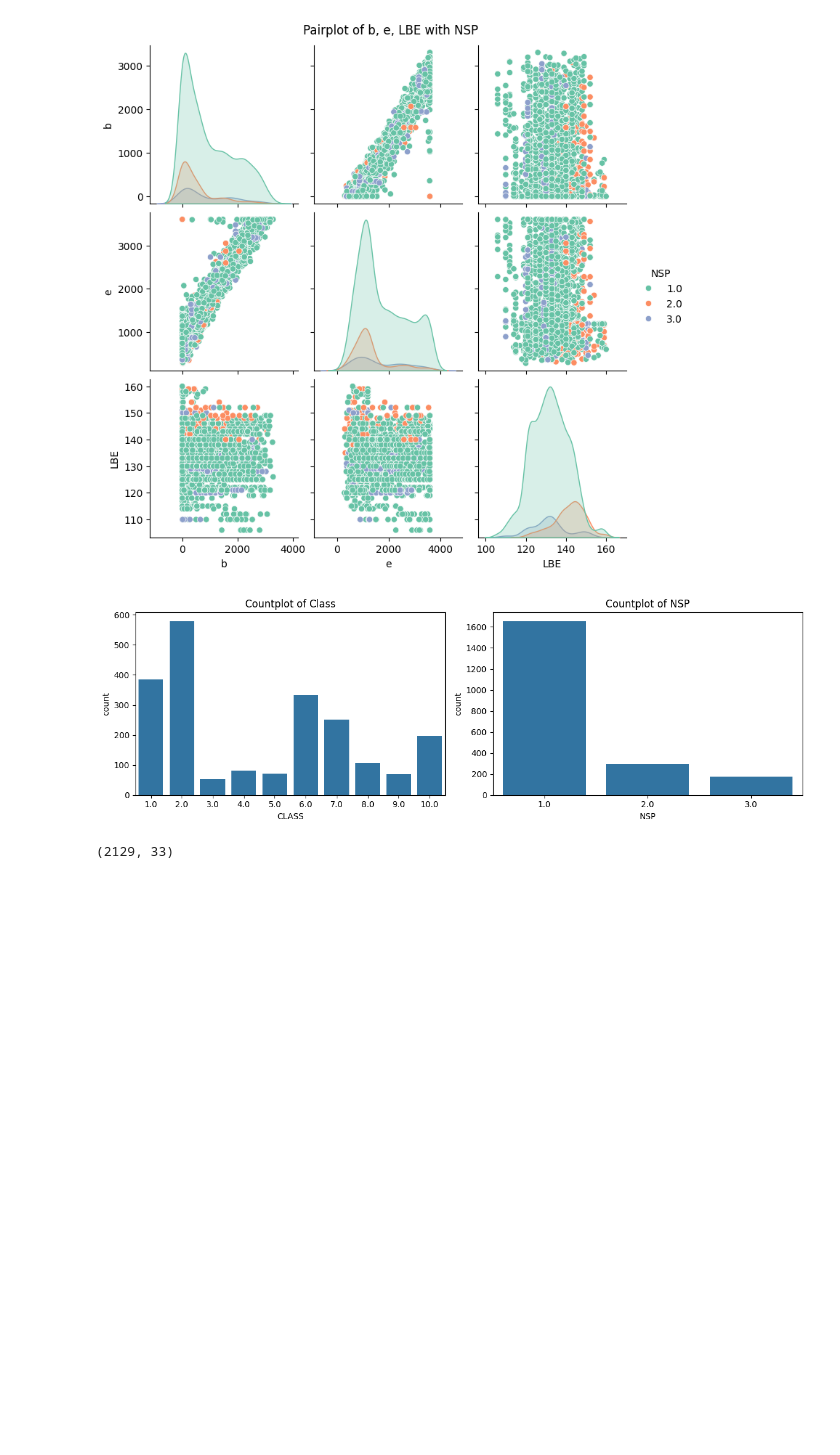
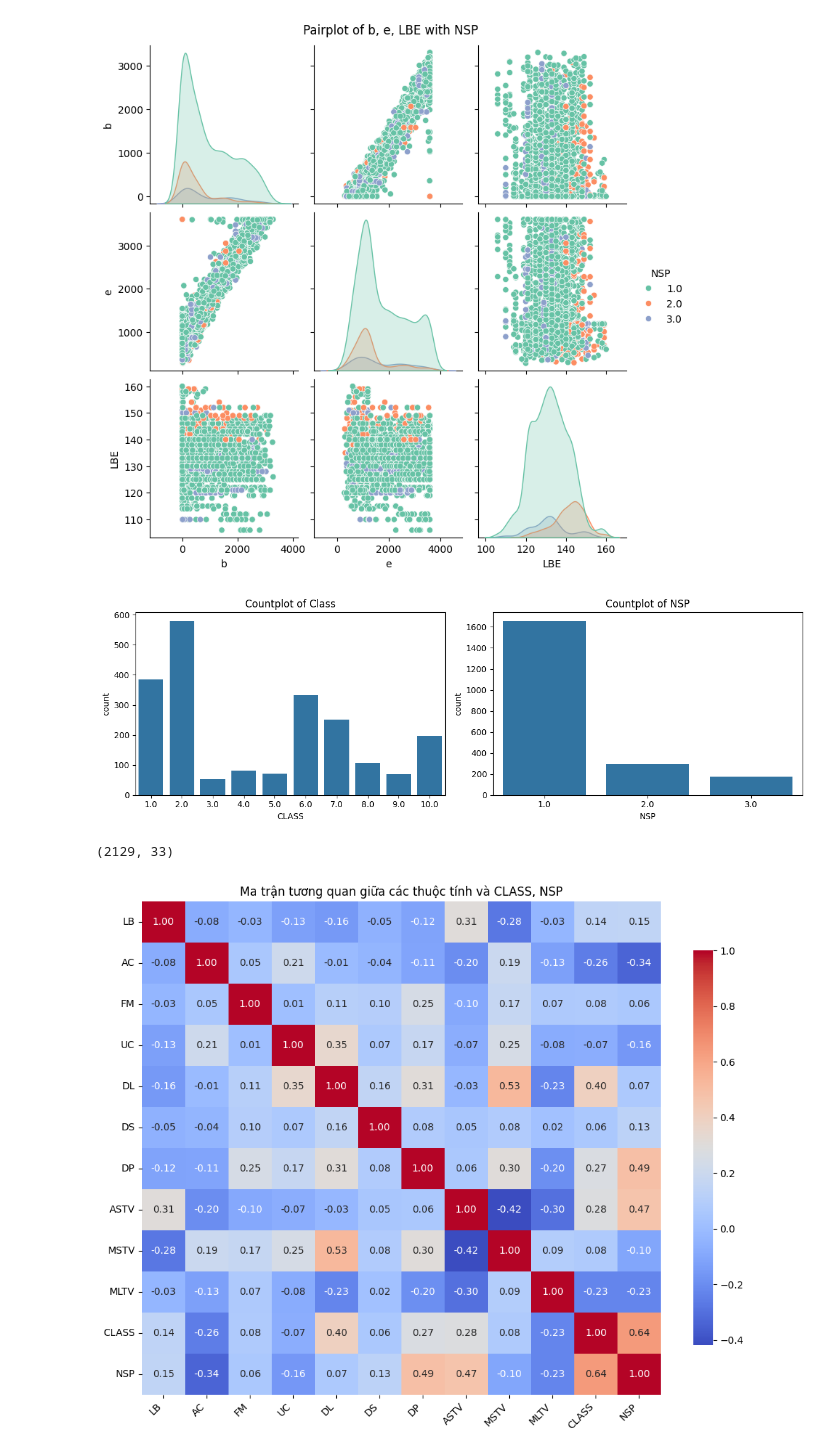
Before and after one commit to minhnion/CTG-Based_Fetal_Health_and_Neurobehavior_Classification, a Jupyter notebook: notebooks/eda.ipynb, the cells around one changed output. Cells and saved outputs as stored; diff of their text form; code cells hidden in the pictures; blank space fills up the shorter version.

```diff
--- a/notebooks/eda.ipynb
+++ b/notebooks/eda.ipynb
@@ -185,3 +185,22 @@ data_clean.shape
 (2129, 33)
 # %%
 data_clean.to_csv("../data/cleaned_data/cleaned_data.csv", index=False)
+# %%
+cols = ['LB','AC','FM','UC','DL','DS','DP','ASTV','MSTV','MLTV','CLASS','NSP']
+corr = data_clean[cols].corr()
+# %%
+plt.figure(figsize=(10,8))
+sns.heatmap(
+    corr,
+    annot=True,
+    cmap='coolwarm',
+    fmt='.2f',
+    cbar_kws={'shrink': .8}
+)
+plt.title("Ma trận tương quan giữa các thuộc tính và CLASS, NSP")
+plt.xticks(rotation=45, ha='right')
+plt.yticks(rotation=0)
+plt.tight_layout()
+plt.show()
+# %% [output]
+[figure, added]
```
